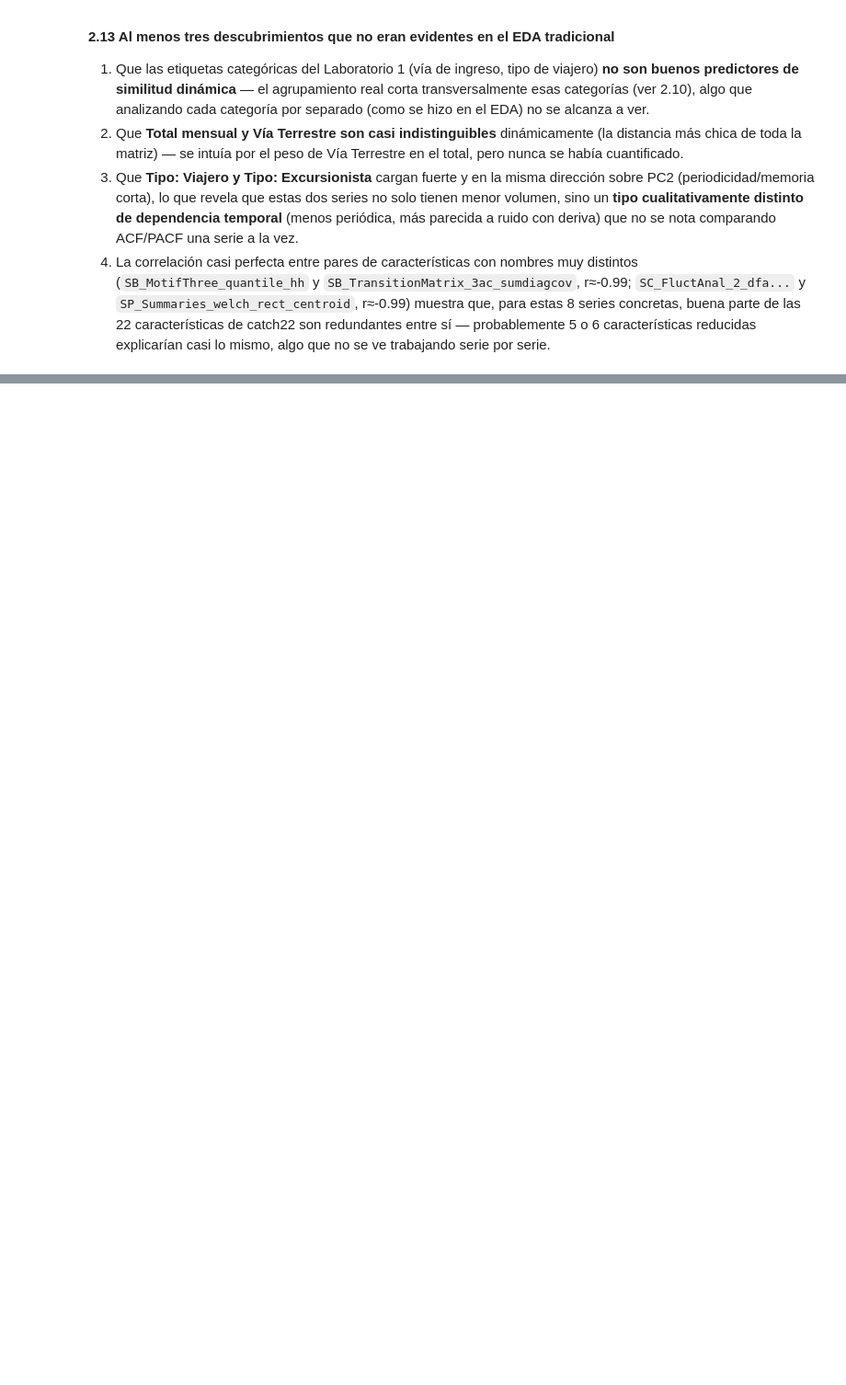
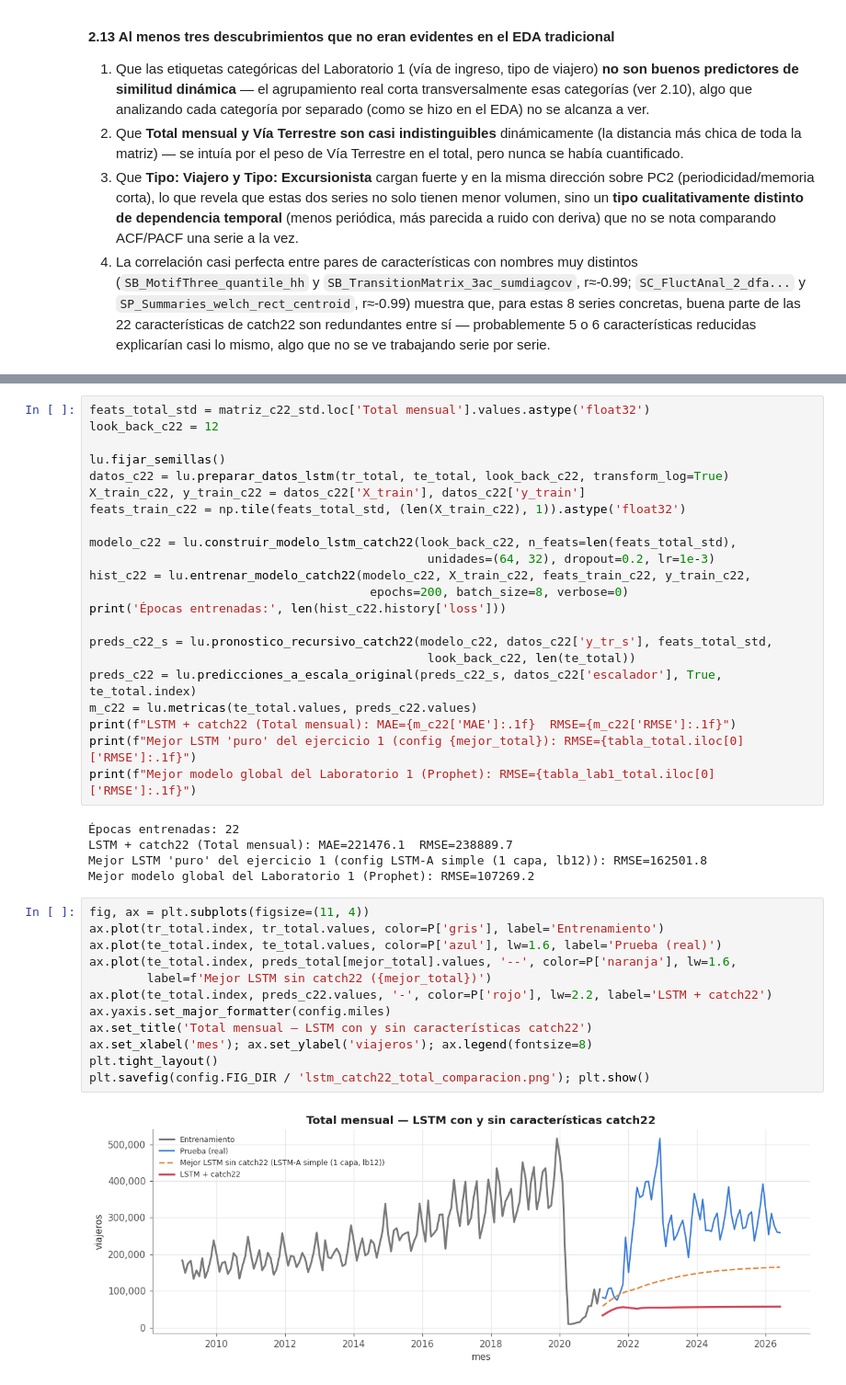
Before and after one commit to Dulce2004/CC3084-Data_Science, a Jupyter notebook: 04_deep_learning_lstm/notebooks/04_lstm_modelos.ipynb, the cells around one changed output, grey strips where cells are left out. Shown at 92% size. Saved outputs shown, nothing was run; the diff lists cells and outputs as text; blank space fills up the shorter version.

Commit message:
feat: se agrega LSTM con caracteristicas catch22 (ejercicio 2.14), conclusiones generales; se completan README del modulo, README raiz e informe final del Laboratorio 2

```diff
--- a/04_deep_learning_lstm/notebooks/04_lstm_modelos.ipynb
+++ b/04_deep_learning_lstm/notebooks/04_lstm_modelos.ipynb
@@ -654,0 +665,41 @@ que son literalmente medidas de autocorrelación.
+# %%
+feats_total_std = matriz_c22_std.loc['Total mensual'].values.astype('float32')
+look_back_c22 = 12
+
+lu.fijar_semillas()
+datos_c22 = lu.preparar_datos_lstm(tr_total, te_total, look_back_c22, transform_log=True)
+X_train_c22, y_train_c22 = datos_c22['X_train'], datos_c22['y_train']
+feats_train_c22 = np.tile(feats_total_std, (len(X_train_c22), 1)).astype('float32')
+
+modelo_c22 = lu.construir_modelo_lstm_catch22(look_back_c22, n_feats=len(feats_total_std),
+                                               unidades=(64, 32), dropout=0.2, lr=1e-3)
+hist_c22 = lu.entrenar_modelo_catch22(modelo_c22, X_train_c22, feats_train_c22, y_train_c22,
+                                       epochs=200, batch_size=8, verbose=0)
+print('Épocas entrenadas:', len(hist_c22.history['loss']))
+
+preds_c22_s = lu.pronostico_recursivo_catch22(modelo_c22, datos_c22['y_tr_s'], feats_total_std,
+                                               look_back_c22, len(te_total))
+preds_c22 = lu.predicciones_a_escala_original(preds_c22_s, datos_c22['escalador'], True, te_total.index)
+m_c22 = lu.metricas(te_total.values, preds_c22.values)
+print(f"LSTM + catch22 (Total mensual): MAE={m_c22['MAE']:.1f}  RMSE={m_c22['RMSE']:.1f}")
+print(f"Mejor LSTM 'puro' del ejercicio 1 (config {mejor_total}): RMSE={tabla_total.iloc[0]['RMSE']:.1f}")
+print(f"Mejor modelo global del Laboratorio 1 (Prophet): RMSE={tabla_lab1_total.iloc[0]['RMSE']:.1f}")
+# %% [output]
+Épocas entrenadas: 22
+LSTM + catch22 (Total mensual): MAE=221476.1  RMSE=238889.7
+Mejor LSTM 'puro' del ejercicio 1 (config LSTM-A simple (1 capa, lb12)): RMSE=162501.8
+Mejor modelo global del Laboratorio 1 (Prophet): RMSE=107269.2
+# %%
+fig, ax = plt.subplots(figsize=(11, 4))
+ax.plot(tr_total.index, tr_total.values, color=P['gris'], label='Entrenamiento')
+ax.plot(te_total.index, te_total.values, color=P['azul'], lw=1.6, label='Prueba (real)')
+ax.plot(te_total.index, preds_total[mejor_total].values, '--', color=P['naranja'], lw=1.6,
+        label=f'Mejor LSTM sin catch22 ({mejor_total})')
+ax.plot(te_total.index, preds_c22.values, '-', color=P['rojo'], lw=2.2, label='LSTM + catch22')
+ax.yaxis.set_major_formatter(config.miles)
+ax.set_title('Total mensual — LSTM con y sin características catch22')
+ax.set_xlabel('mes'); ax.set_ylabel('viajeros'); ax.legend(fontsize=8)
+plt.tight_layout()
+plt.savefig(config.FIG_DIR / 'lstm_catch22_total_comparacion.png'); plt.show()
+# %% [output]
+[figure, added]
```
Also changed, not shown: parts of 3 cells of this notebook, 7 other files.
